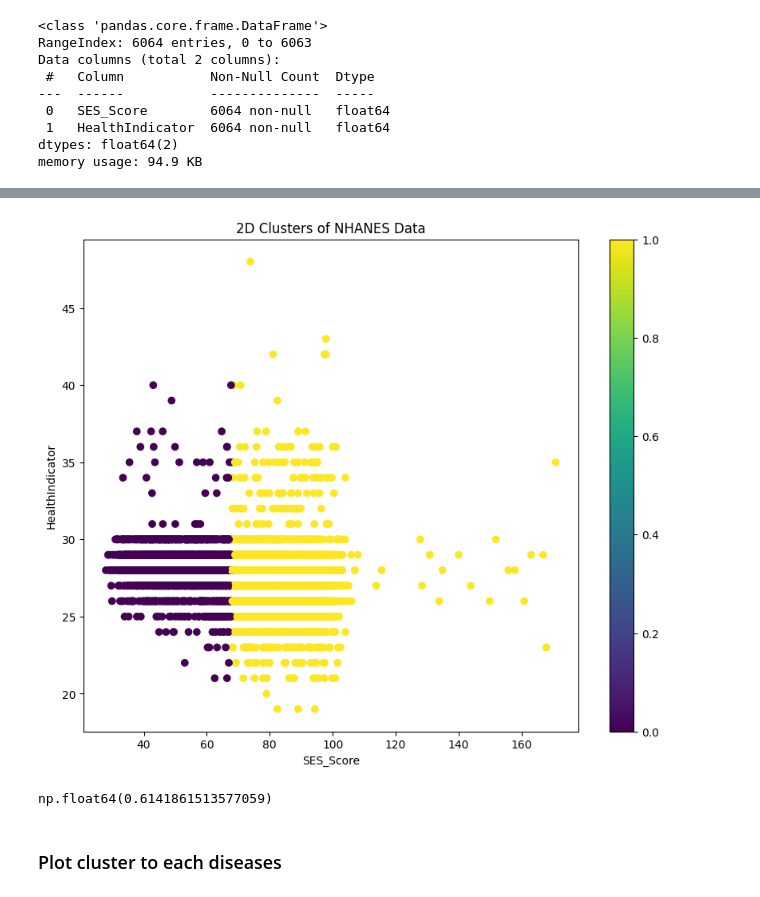
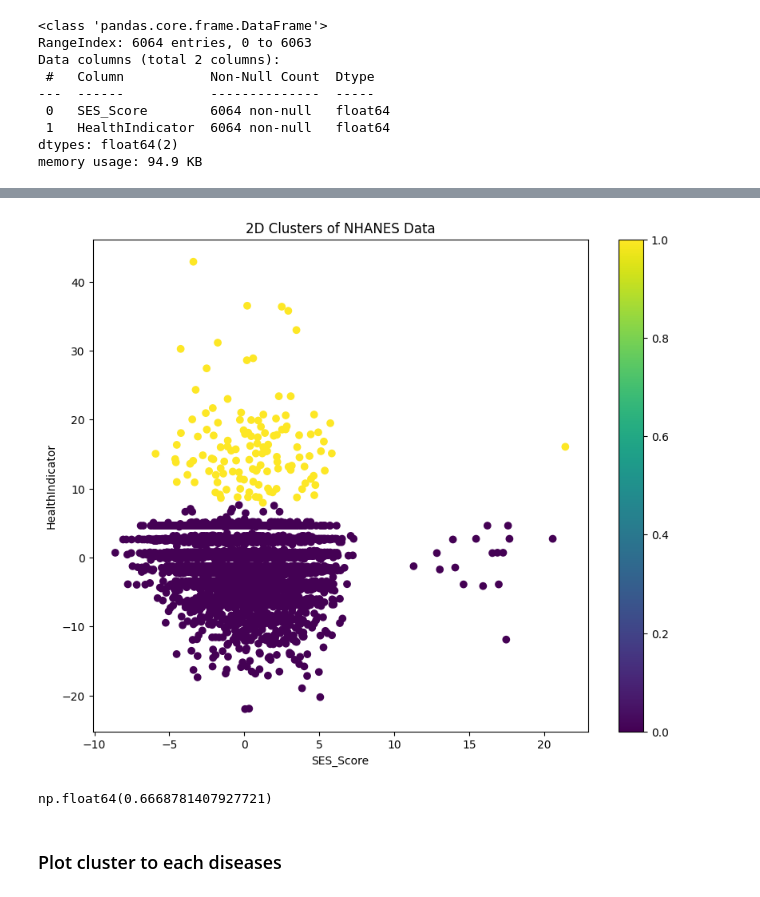
Before and after one commit to baldeoJV/CCADMACL_PROJ_COM222, a Jupyter notebook: vernon.ipynb, the cells around one changed output, grey strips where cells are left out. Drawn from its saved outputs; the diff is of its cells as text; code cells hidden in the pictures.

```diff
--- a/vernon.ipynb
+++ b/vernon.ipynb
@@ -92,20 +173,22 @@ df.describe()
 # %%
 #Creating a new column called SES_Score which is the sum of the SES columns
 
-df["SES_Score"] = df[["Age", "Gender", "Education", "FamilyIncomeRatio", "Occupation", "Housing"]].sum(axis=1)
+df_scaled["SES_Score"] = df_scaled[["Age", "Gender", "Education", "FamilyIncomeRatio", "Occupation", "Housing"]].sum(axis=1)
 
-df.drop(columns=["Age", "Gender", "Education", "FamilyIncomeRatio", "Occupation", "Housing"], inplace=True)
+df_scaled.drop(columns=["Age", "Gender", "Education", "FamilyIncomeRatio", "Occupation", "Housing"], inplace=True)
 # %%
 #Creating a new column called HealthIndicator which is the sum of the disease columns
 
+
+
 # Sum all disease-related columns to create a health score
-df['HealthIndicator'] = df[['Diabetes', 'Asthma', 'CongestiveHeartFailure', 'CoronaryHeartDisease',
+df_scaled['HealthIndicator'] = df_scaled[['Diabetes', 'Asthma', 'CongestiveHeartFailure', 'CoronaryHeartDisease',
                             'HeartAttack', 'ThyroidProblem', 'Emphysema', 'LiverCondition', 'Gallstone',
                             'CancerOrMalignancy', 'HIV', 'HepatitisA', 'HepatitisB', 'WeakFailingKidney',
                             'TakenPrescriptionMedicine']].sum(axis=1)
 
 # Drop individual disease columns to avoid redundancy
-df = df.drop(columns=['Diabetes', 'Asthma', 'CongestiveHeartFailure', 'CoronaryHeartDisease',
+df_scaled = df_scaled.drop(columns=['Diabetes', 'Asthma', 'CongestiveHeartFailure', 'CoronaryHeartDisease',
                       'HeartAttack', 'ThyroidProblem', 'Emphysema', 'LiverCondition', 'Gallstone',
                       'CancerOrMalignancy', 'HIV', 'HepatitisA', 'HepatitisB', 'WeakFailingKidney',
                       'TakenPrescriptionMedicine'])
@@ -150,7 +223,7 @@ wcss = []  # Store WCSS values
 
 for k in range(1, 11):  # Test K from 1 to 10
     kmeans = KMeans(n_clusters=k, random_state=42, n_init=10)
-    kmeans.fit(df)  # Use the original data
+    kmeans.fit(df_scaled)  # Use the original data
     wcss.append(kmeans.inertia_)  # Inertia = WCSS
 
 # Plot the Elbow Graph
@@ -164,3 +237,3 @@ plt.show()
 # %%
 kmeans = KMeans(n_clusters=2, random_state=42)
-df['cluster'] = kmeans.fit_predict(df)
+df_scaled['cluster'] = kmeans.fit_predict(df_scaled)
@@ -182,32 +249,32 @@ df.head()
 # %%
 # # Visualize Clusters in 3D
 # fig = plt.figure(figsize=(10, 8))
 # ax = fig.add_subplot(111, projection='3d')
-# sc = ax.scatter(df['SES_Score'], df['HealthIndicator'], c=df['cluster'], cmap='viridis')
+# sc = ax.scatter(df_scaled['SES_Score'], df_scaled['HealthIndicator'], c=df_scaled['cluster'], cmap='viridis')
 # ax.set_xlabel("PCA1")
 # ax.set_ylabel("PCA2")
 # ax.set_zlabel("PCA3")
 # plt.title("3D Clusters of NHANES Data")
 # plt.colorbar(sc)
 # plt.show()
 
 # Visualize Clusters in 2D
 plt.figure(figsize=(10, 8))
-plt.scatter(df['SES_Score'], df['HealthIndicator'], c=df['cluster'], cmap='viridis')
+plt.scatter(df_scaled['SES_Score'], df_scaled['HealthIndicator'], c=df_scaled['cluster'], cmap='viridis')
 plt.xlabel("SES_Score")
 plt.ylabel("HealthIndicator")
 plt.title("2D Clusters of NHANES Data")
 plt.colorbar()
 plt.show()
 # %% [output]
-[figure, old version]
+[figure, new version]
 # %%
 # get the silhouette score
 from sklearn.metrics import silhouette_score
 
-silhouette_score(df, df['cluster'])
+silhouette_score(df_scaled, df_scaled['cluster'])
 # %% [output]
-np.float64(0.6141861513577059)
+np.float64(0.6668781407927721)
 # %% [markdown]
 ### Plot cluster to each diseases
 # %%
```
Also changed, not shown: parts of 12 cells of this notebook.
